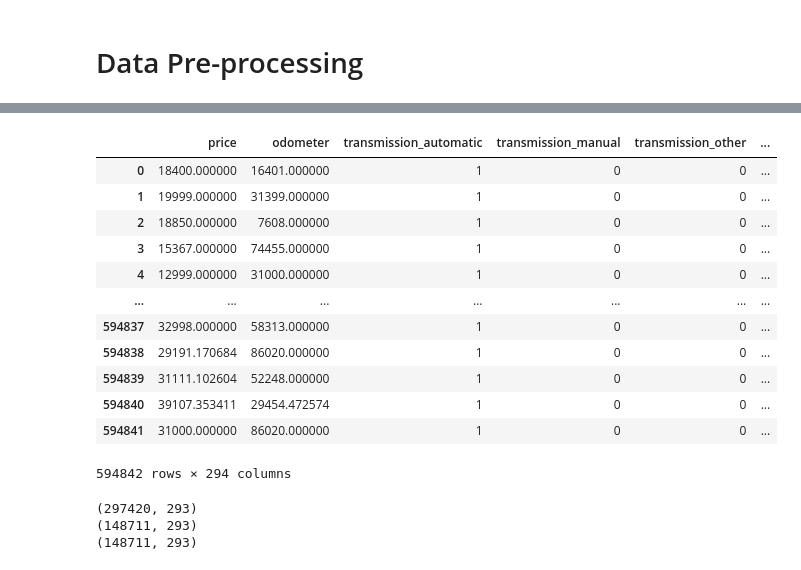
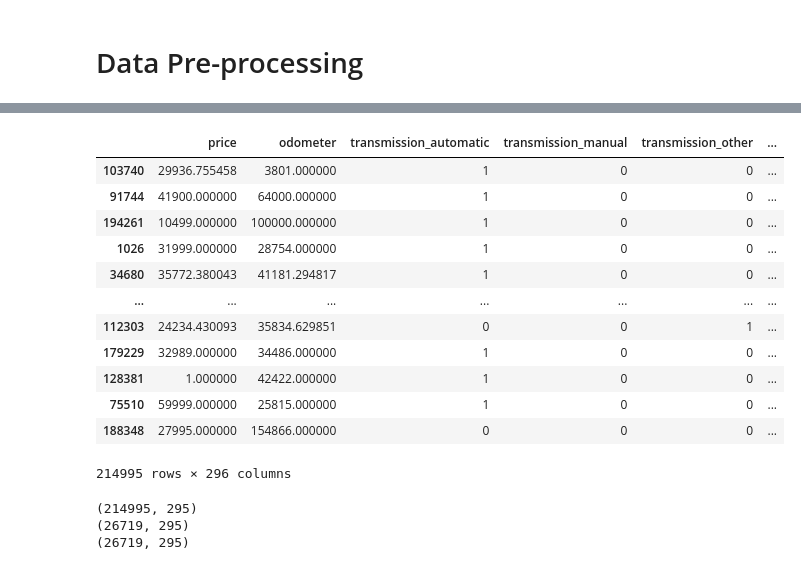
Before and after one commit to dericatienza/udacity-mlnd-capstone-project, a Jupyter notebook: data_preprocessing.ipynb, the cells around one changed output, grey strips where cells are left out. Drawn from its saved outputs; the diff is of its cells as text; code cells hidden in the pictures.

```diff
--- a/data_preprocessing.ipynb
+++ b/data_preprocessing.ipynb
@@ -148,21 +129 @@ Text(0.5, 0, 'price')
-# %%
-resampled_df = one_hot_encode(resampled_df, 'model')
-
-resampled_df = resampled_df.drop(columns='model')
-
-resampled_df
-# %% [output]
-|  | price | odometer | transmission_automatic | transmission_manual | transmission_other | ... |
-| 0 | 18400.000000 | 16401.000000 | 1 | 0 | 0 | ... |
-| 1 | 19999.000000 | 31399.000000 | 1 | 0 | 0 | ... |
-| 2 | 18850.000000 | 7608.000000 | 1 | 0 | 0 | ... |
-| 3 | 15367.000000 | 74455.000000 | 1 | 0 | 0 | ... |
-| 4 | 12999.000000 | 31000.000000 | 1 | 0 | 0 | ... |
-| ... | ... | ... | ... | ... | ... | ... |
-| 594837 | 32998.000000 | 58313.000000 | 1 | 0 | 0 | ... |
-| 594838 | 29191.170684 | 86020.000000 | 1 | 0 | 0 | ... |
-| 594839 | 31111.102604 | 52248.000000 | 1 | 0 | 0 | ... |
-| 594840 | 39107.353411 | 29454.472574 | 1 | 0 | 0 | ... |
-| 594841 | 31000.000000 | 86020.000000 | 1 | 0 | 0 | ... |
-594842 rows × 294 columns
 # %%
@@ -170,20 +131,44 @@ resampled_df.to_csv(os.path.join(data_dir, 'vechiles_resampled.csv'), index=Fals
+# %%
+train_data = resampled_df.drop(columns='model')
+valid_data = valid_data.drop(columns='model')
+test_data = test_data.drop(columns='model')
+# %%
+train_data = train_data.sample(frac=1)
+
+train_data
+# %% [output]
+|  | price | odometer | transmission_automatic | transmission_manual | transmission_other | ... |
+| 103740 | 29936.755458 | 3801.000000 | 1 | 0 | 0 | ... |
+| 91744 | 41900.000000 | 64000.000000 | 1 | 0 | 0 | ... |
+| 194261 | 10499.000000 | 100000.000000 | 1 | 0 | 0 | ... |
+| 1026 | 31999.000000 | 28754.000000 | 1 | 0 | 0 | ... |
+| 34680 | 35772.380043 | 41181.294817 | 1 | 0 | 0 | ... |
+| ... | ... | ... | ... | ... | ... | ... |
+| 112303 | 24234.430093 | 35834.629851 | 0 | 0 | 1 | ... |
+| 179229 | 32989.000000 | 34486.000000 | 1 | 0 | 0 | ... |
+| 128381 | 1.000000 | 42422.000000 | 1 | 0 | 0 | ... |
+| 75510 | 59999.000000 | 25815.000000 | 1 | 0 | 0 | ... |
+| 188348 | 27995.000000 | 154866.000000 | 0 | 0 | 0 | ... |
+214995 rows × 296 columns
 # %%
 from sklearn.model_selection import train_test_split
 
-y = pd.DataFrame(resampled_df['price'])
-X = resampled_df.drop(columns='price')
+y_test = pd.DataFrame(test_data['price'])
+X_test = test_data.drop(columns='price')
 
-X_train, X_test, y_train, y_test = train_test_split(X, y, test_size=0.25)
+y_train = pd.DataFrame(train_data['price'])
+X_train = train_data.drop(columns='price')
 
-X_train, X_validation, y_train, y_validation = train_test_split(X_train, y_train, test_size=1/3)
+y_valid = pd.DataFrame(valid_data['price'])
+X_valid = valid_data.drop(columns='price')
 
 print(X_train.shape)
-print(X_validation.shape)
+print(X_valid.shape)
 print(X_test.shape)
 # %% [output]
-(297420, 293)
-(148711, 293)
-(148711, 293)
+(214995, 295)
+(26719, 295)
+(26719, 295)
 # %%
 X_test.to_csv(os.path.join(data_dir, 'test.csv'), header=False, index=False)
 y_test.to_csv(os.path.join(data_dir, 'test_y.csv'), header=False, index=False)
```
Also changed, not shown: parts of 14 cells of this notebook, 1 other file.
